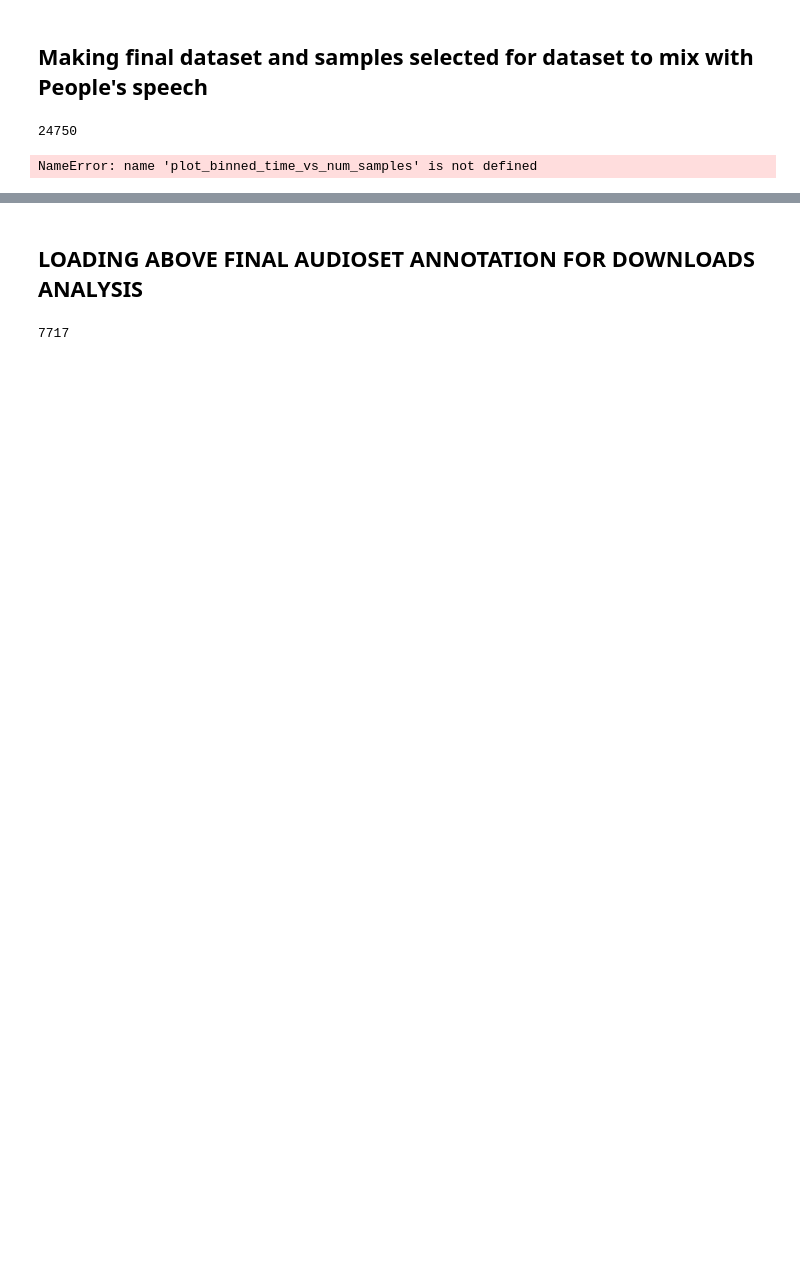
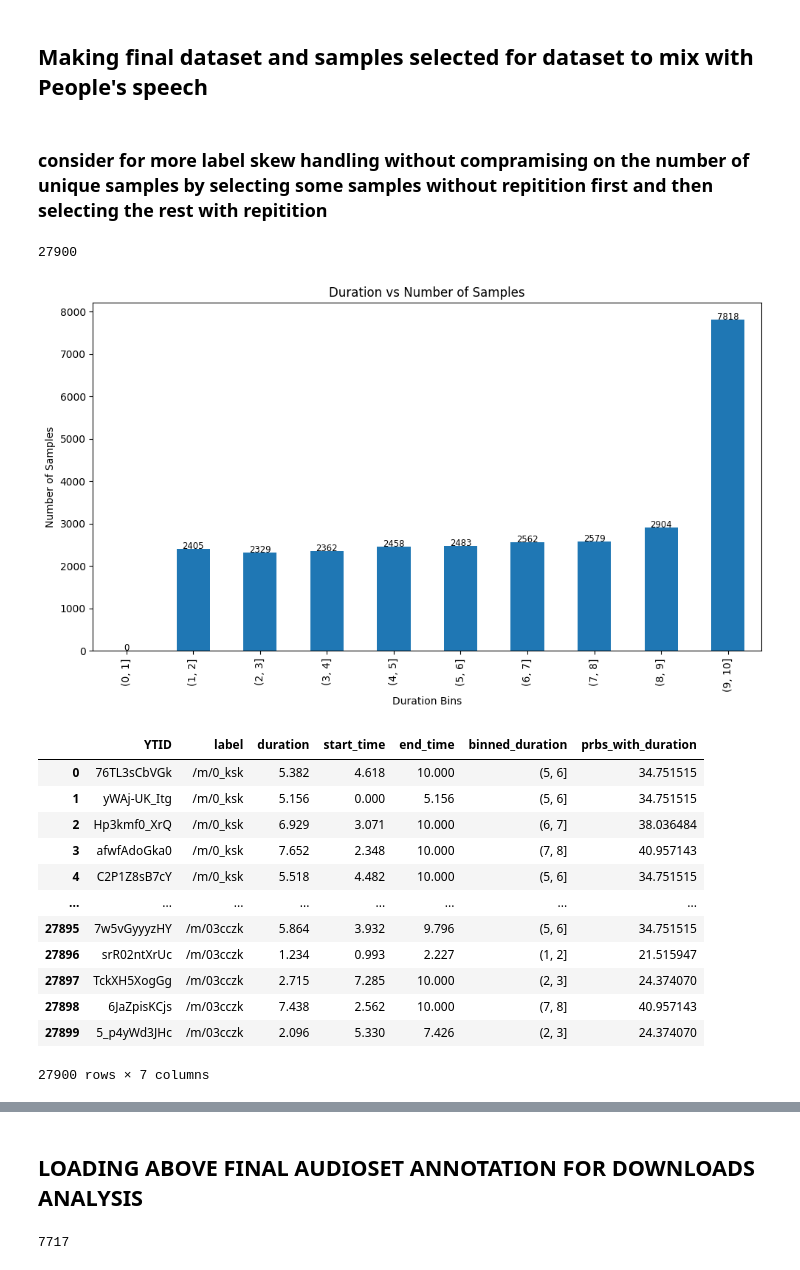
Before and after one commit to WhissleAI/visual_speech_recognition, a Jupyter notebook: analysis_audioset.ipynb, the cells around one changed output, grey strips where cells are left out. Cells and saved outputs as stored; diff of their text form; code cells hidden in the pictures; blank space fills up the shorter version.

```diff
--- a/analysis_audioset.ipynb
+++ b/analysis_audioset.ipynb
@@ -407,10 +390,10 @@ import numpy as np
 
 with open('/disk1/audioset/annotations/it1_audioset_anns.json', 'r') as f:
     ytid_to_label_df = pd.read_json(f)
-
+ytid_to_label_df.head()
 # print the top 5 labels with their num occurences that have duration greater than 9 sec
-ytid_to_label_df = ytid_to_label_df[ytid_to_label_df['duration'] > 9]
-label_to_count = ytid_to_label_df['label'].value_counts()
+# ytid_to_label_df = ytid_to_label_df[ytid_to_label_df['duration'] > 9]
+# label_to_count = ytid_to_label_df['label'].value_counts()
 # print with their counts
-print(label_to_count.head(5))
+# print(label_to_count.head(5))
 # %% [output]
@@ -423,30 +406,52 @@ Name: label, dtype: int64
 # %% [markdown]
 ## Making final dataset and samples selected for dataset to mix with People's speech
+# %% [markdown]
+### consider for more label skew handling without compramising on the number of unique samples by selecting some samples without repitition first and then selecting the rest with repitition
 # %%
+import pandas as pd
 from collections import Counter
-label_selection_config = {
-"min_num_samples" : 150,
-"max_repeat_ratio" : 3
-}
-# select the samples randomly such that a sample is not repeated more than max_repeat_ratio times
-samples_per_class = label_selection_config["min_num_samples"] * label_selection_config["max_repeat_ratio"]
+
+samples_per_class = label_selection_config["target_num_samples"]
 final_anns = pd.DataFrame()
 all_labels = ytid_to_label_df['label'].unique()
+
 for label in all_labels:
     df = ytid_to_label_df[ytid_to_label_df['label'] == label]
     if len(df) > samples_per_class:
-        df = df.sample(samples_per_class, replace=False)
+        # Sample without replacement when enough samples are available
+        df = df.sample(samples_per_class, weights=df['prbs_with_duration'], replace=False, random_state=42)
     else:
-        df = df.sample(samples_per_class, replace=True)
+        # Ensure at least 150 unique samples
+        unique_samples = df.sample(min(len(df), label_selection_config["min_num_samples_per_for_visual_stimuli"]), weights=df['prbs_with_duration'], replace=False, random_state=42)
 
+        # Sample the remaining samples with replacement to reach the required number
+        additional_samples_needed = samples_per_class - len(unique_samples)
+        if additional_samples_needed > 0:
+            additional_samples = df.sample(additional_samples_needed, weights=df['prbs_with_duration'], replace=True, random_state=42)
+            df = pd.concat([unique_samples, additional_samples])
+        else:
+            df = unique_samples
     final_anns = pd.concat([final_anns, df])
 
 final_anns.reset_index(drop=True, inplace=True)
 print(len(final_anns))
 # %% [output]
-24750
+27900
 # %%
-plot_binned_time_vs_num_samples(final_anns)
-final_anns.to_json('/disk1/audioset/annotations/it1_audioset_anns_final.json', orient='records')
+plot_binned_time_vs_num_samples(final_anns,add_coloumn_of_probs=False)
+# final_anns.to_json('/disk1/audioset/annotations/it1_audioset_anns_final.json', orient='records')
 # %% [output]
+[figure, added]
+|  | YTID | label | duration | start_time | end_time | binned_duration | prbs_with_duration |
+| 0 | 76TL3sCbVGk | /m/0_ksk | 5.382 | 4.618 | 10.000 | (5, 6] | 34.751515 |
+| 1 | yWAj-UK_Itg | /m/0_ksk | 5.156 | 0.000 | 5.156 | (5, 6] | 34.751515 |
+| 2 | Hp3kmf0_XrQ | /m/0_ksk | 6.929 | 3.071 | 10.000 | (6, 7] | 38.036484 |
+| 3 | afwfAdoGka0 | /m/0_ksk | 7.652 | 2.348 | 10.000 | (7, 8] | 40.957143 |
+| 4 | C2P1Z8sB7cY | /m/0_ksk | 5.518 | 4.482 | 10.000 | (5, 6] | 34.751515 |
+| ... | ... | ... | ... | ... | ... | ... | ... |
+| 27895 | 7w5vGyyyzHY | /m/03cczk | 5.864 | 3.932 | 9.796 | (5, 6] | 34.751515 |
+| 27896 | srR02ntXrUc | /m/03cczk | 1.234 | 0.993 | 2.227 | (1, 2] | 21.515947 |
+| 27897 | TckXH5XogGg | /m/03cczk | 2.715 | 7.285 | 10.000 | (2, 3] | 24.374070 |
+| 27898 | 6JaZpisKCjs | /m/03cczk | 7.438 | 2.562 | 10.000 | (7, 8] | 40.957143 |
+| 27899 | 5_p4yWd3JHc | /m/03cczk | 2.096 | 5.330 | 7.426 | (2, 3] | 24.374070 |
-NameError: name 'plot_binned_time_vs_num_samples' is not defined
+27900 rows × 7 columns
```
Also changed, not shown: parts of 13 cells of this notebook.
